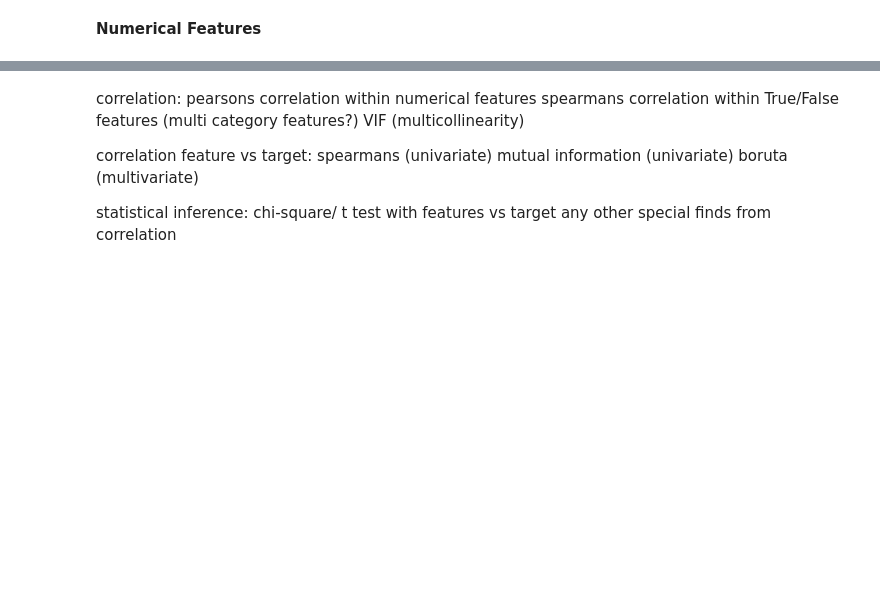
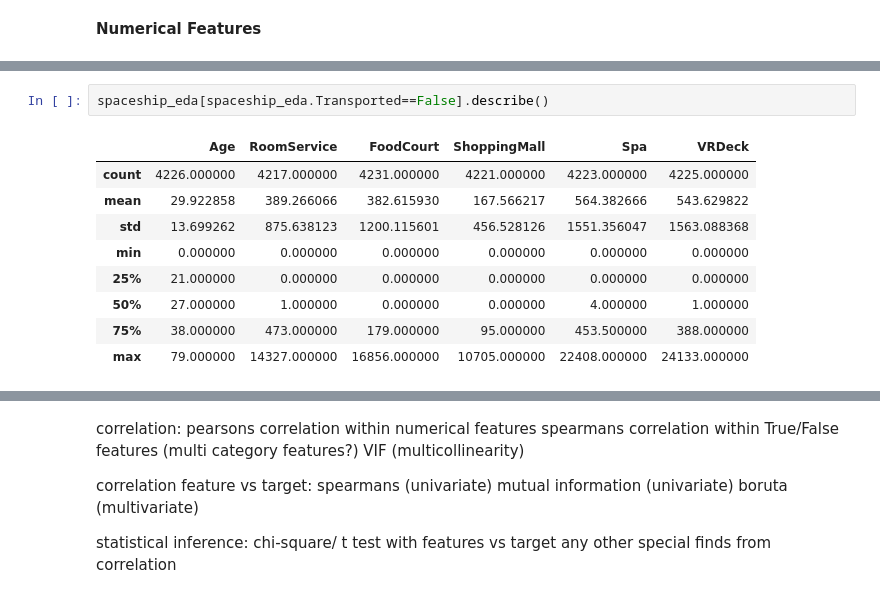
Before and after one commit to CelineChiLamNg/spaceship_prediction, a Jupyter notebook: spaceship_titanic.ipynb, the cells around one changed output, grey strips where cells are left out. Drawn from its saved outputs; the diff is of its cells as text; blank space fills up the shorter version.

```diff
--- a/spaceship_titanic.ipynb
+++ b/spaceship_titanic.ipynb
@@ -257 +268,13 @@ plt.show()
+# %%
+spaceship_eda[spaceship_eda.Transported==False].describe()
+# %% [output]
+|  | Age | RoomService | FoodCourt | ShoppingMall | Spa | VRDeck |
+| count | 4226.000000 | 4217.000000 | 4231.000000 | 4221.000000 | 4223.000000 | 4225.000000 |
+| mean | 29.922858 | 389.266066 | 382.615930 | 167.566217 | 564.382666 | 543.629822 |
+| std | 13.699262 | 875.638123 | 1200.115601 | 456.528126 | 1551.356047 | 1563.088368 |
+| min | 0.000000 | 0.000000 | 0.000000 | 0.000000 | 0.000000 | 0.000000 |
+| 25% | 21.000000 | 0.000000 | 0.000000 | 0.000000 | 0.000000 | 0.000000 |
+| 50% | 27.000000 | 1.000000 | 0.000000 | 0.000000 | 4.000000 | 1.000000 |
+| 75% | 38.000000 | 473.000000 | 179.000000 | 95.000000 | 453.500000 | 388.000000 |
+| max | 79.000000 | 14327.000000 | 16856.000000 | 10705.000000 | 22408.000000 | 24133.000000 |
 # %% [markdown]
```
Also changed, not shown: parts of 8 cells of this notebook, 1 other file.
